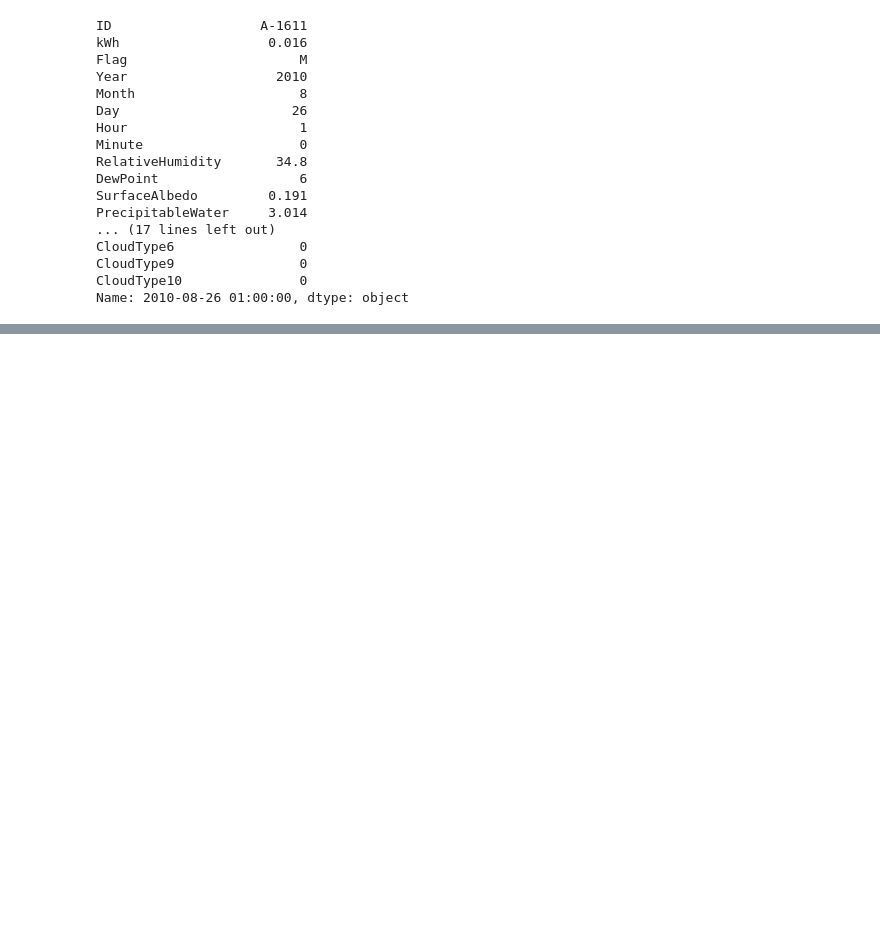
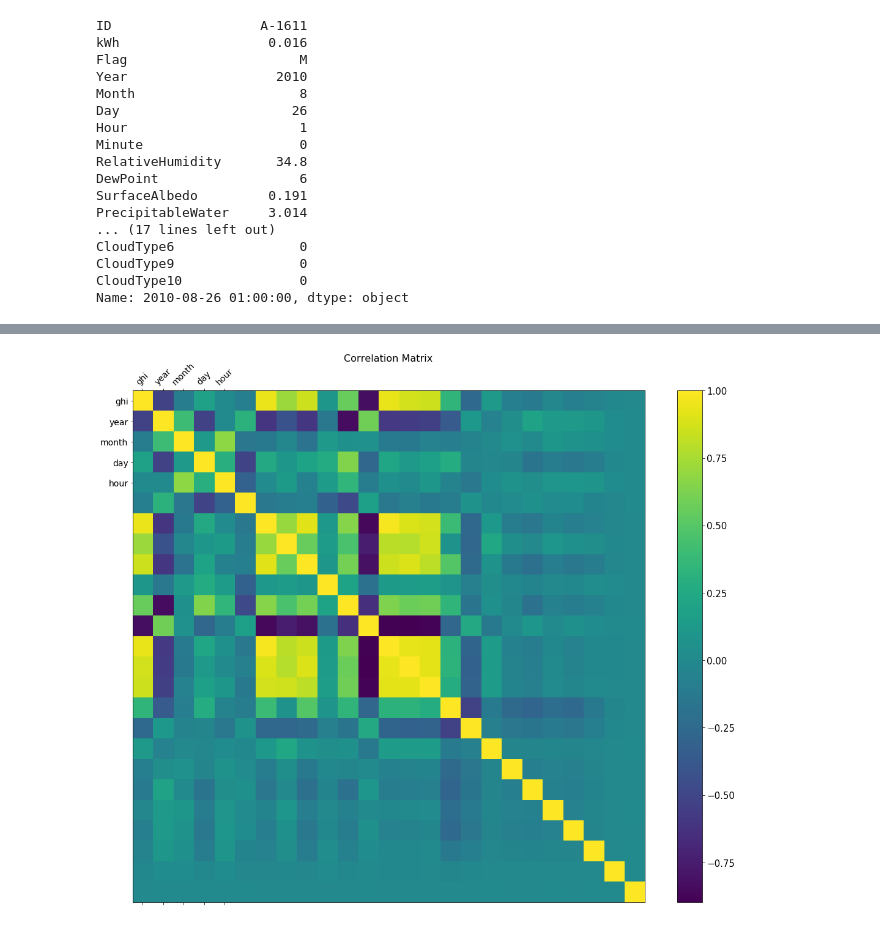
Before and after one commit to stephenjarrell19/California_renewable_energy_prod, a Jupyter notebook: master/forward_selection.ipynb, the cells around one changed output, grey strips where cells are left out. Cells and saved outputs as stored; diff of their text form; code cells hidden in the pictures; blank space fills up the shorter version.

```diff
--- a/master/forward_selection.ipynb
+++ b/master/forward_selection.ipynb
@@ -179,5 +137,7 @@ dtype: int64
 # %%
 training_data_cleaned.to_pickle("./training_data.pkl")
+# %%
+training_data_cleaned = pd.read_pickle("./training_data.pkl")
 # %%
 def get_train_MSE(predictions):
     return ((df_train["kWh"]-predictions)**2)/len(predictions)
@@ -375,0 +356,13 @@ Name: 2010-08-26 01:00:00, dtype: object
+# %%
+normalized_df= training_data_cleaned.copy()
+#(training_data_cleaned-training_data_cleaned.mean())/training_data_cleaned.std()
+# %%
+f = plt.figure(figsize=(19, 15))
+plt.matshow(normalized_df.corr(), fignum=f.number)
+plt.xticks(range(df.shape[1]), df.columns, fontsize=14, rotation=45)
+plt.yticks(range(df.shape[1]), df.columns, fontsize=14)
+cb = plt.colorbar()
+cb.ax.tick_params(labelsize=15)
+plt.title('Correlation Matrix', fontsize=16);
+# %% [output]
+[figure, added]
```
Also changed, not shown: parts of 8 cells of this notebook, 1 other file.
